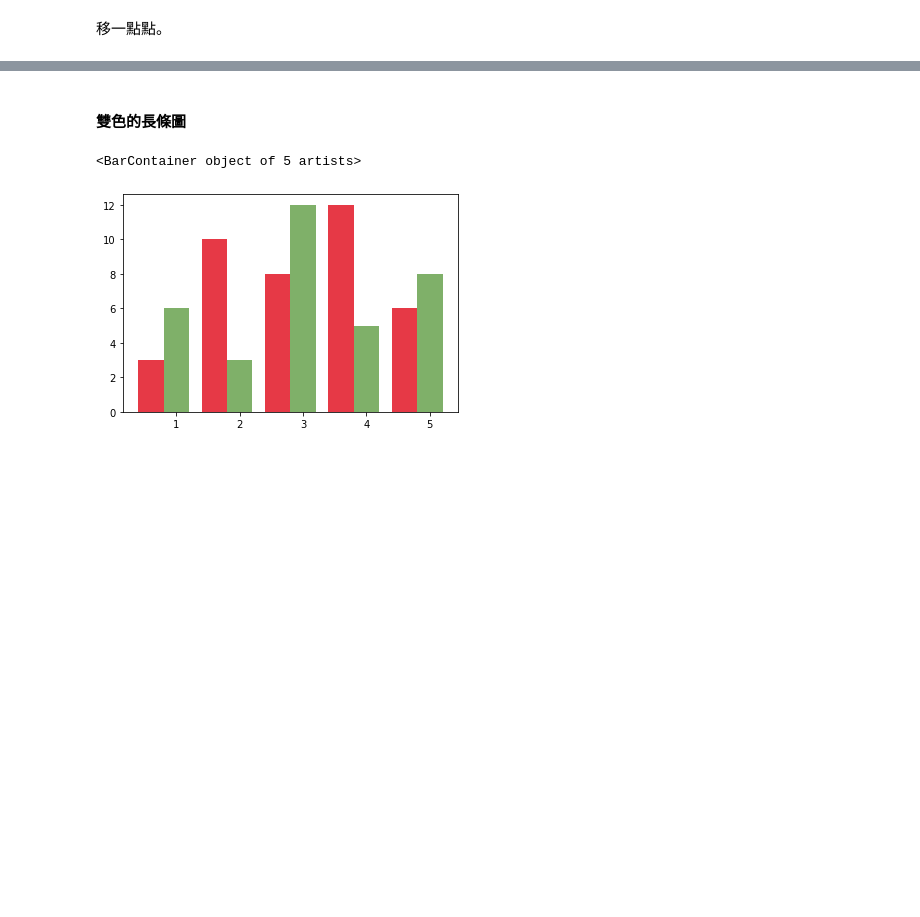
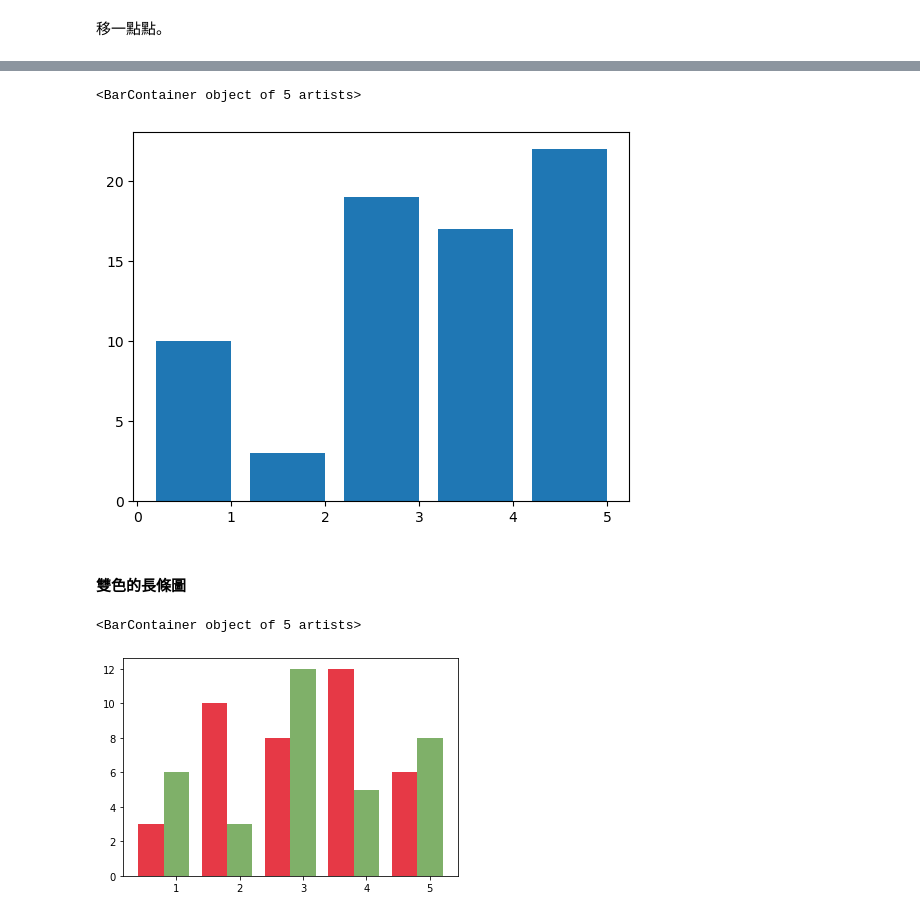
Before and after one commit to Yueh0315/IMLP, a Jupyter notebook: Unit02/2.3.2_Matplotlib資料視覺化.ipynb, the cells around one changed output, grey strips where cells are left out. Cells and saved outputs as stored; diff of their text form; code cells hidden in the pictures; blank space fills up the shorter version.

```diff
--- a/Unit02/2.3.2_Matplotlib資料視覺化.ipynb
+++ b/Unit02/2.3.2_Matplotlib資料視覺化.ipynb
@@ -274,3 +272,8 @@ plt.plot(x,y,c='y', lw=4, marker='o', markersize=10, markerfacecolor='r', marker
+# %%
+plt.bar(np.arange(0.6,5), np.random.randint(1,30,5))
+# %% [output]
+<BarContainer object of 5 artists>
+[figure, added]
 # %% [markdown]
 #### 雙色的長條圖
 # %%
```
Also changed, not shown: parts of 5 cells of this notebook.
